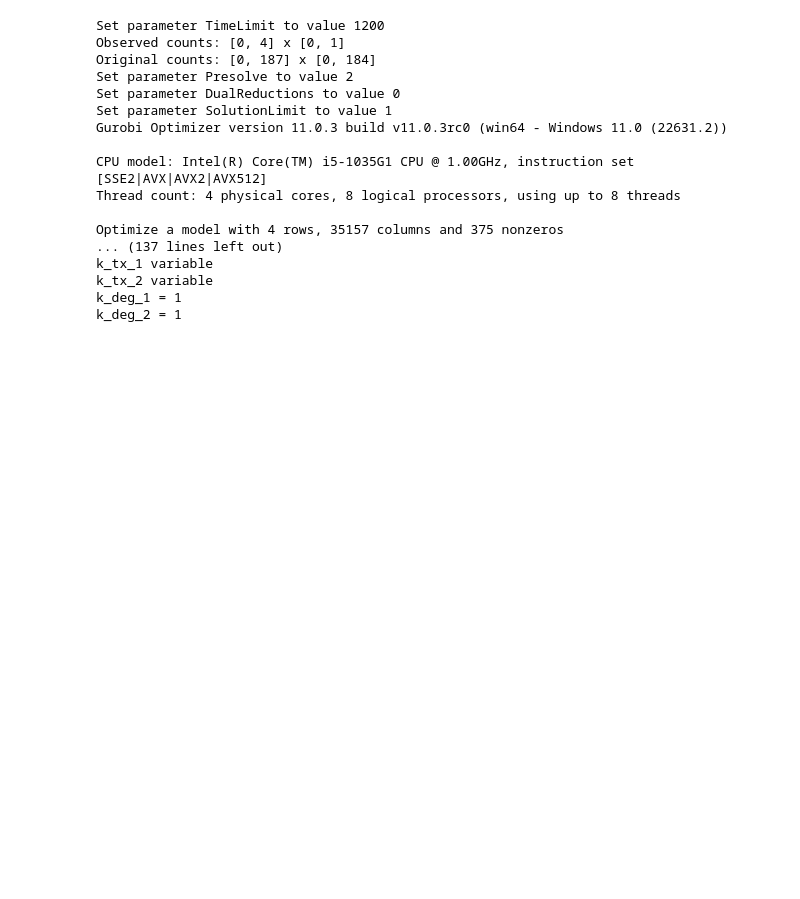
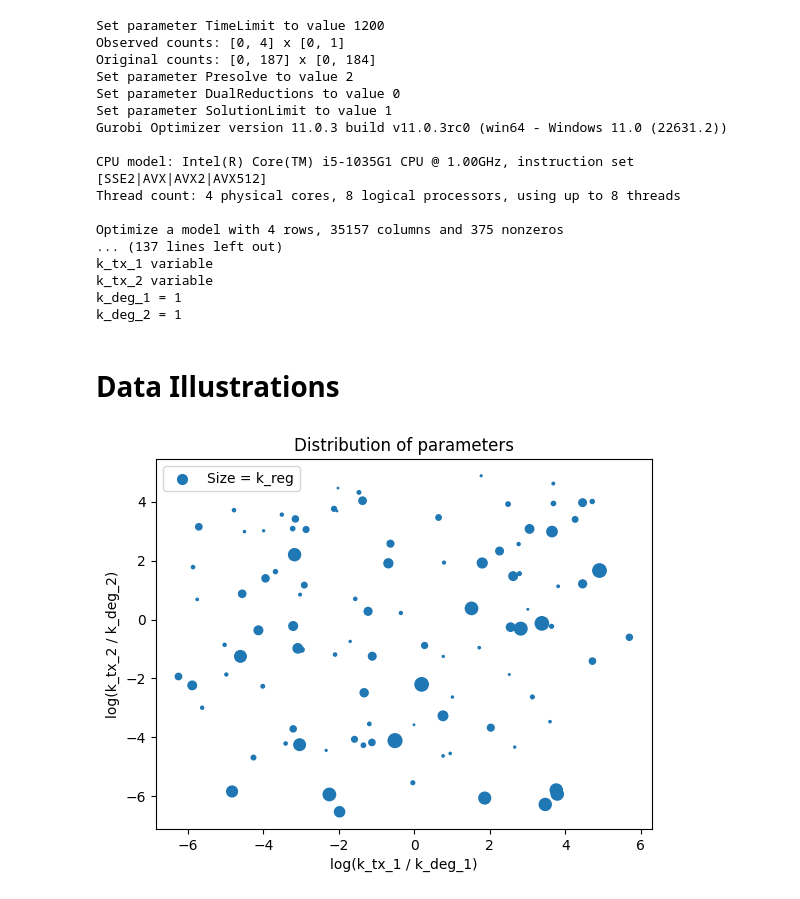
Before and after one commit to willjgh/M5R, a Jupyter notebook: Interaction/Realistic-Data/realistic_detection_test.ipynb, the cells around one changed output. Saved outputs shown, nothing was run; the diff lists cells and outputs as text; code cells hidden in the pictures; blank space fills up the shorter version.

Commit message:
Testing plots to illustrate parameter distribution of datasets

```diff
--- a/Interaction/Realistic-Data/realistic_detection_test.ipynb
+++ b/Interaction/Realistic-Data/realistic_detection_test.ipynb
@@ -775,3 +774,18 @@ k_tx_1 variable
 k_tx_2 variable
 k_deg_1 = 1
 k_deg_2 = 1
+# %% [markdown]
+# Data Illustrations
+# %%
+# select set
+params = params_high
+
+# scatter
+plt.scatter(np.log(params['k_tx_1']) - np.log(params['k_deg_1']), np.log(params['k_tx_2']) - np.log(params['k_deg_2']), s=params['k_reg']**2, label="Size = k_reg")
+plt.xlabel("log(k_tx_1 / k_deg_1)")
+plt.ylabel("log(k_tx_2 / k_deg_2)")
+plt.title(f"Distribution of parameters")
+plt.legend()
+plt.show()
+# %% [output]
+[figure, added]
```
Also changed, not shown: parts of 4 cells of this notebook.
